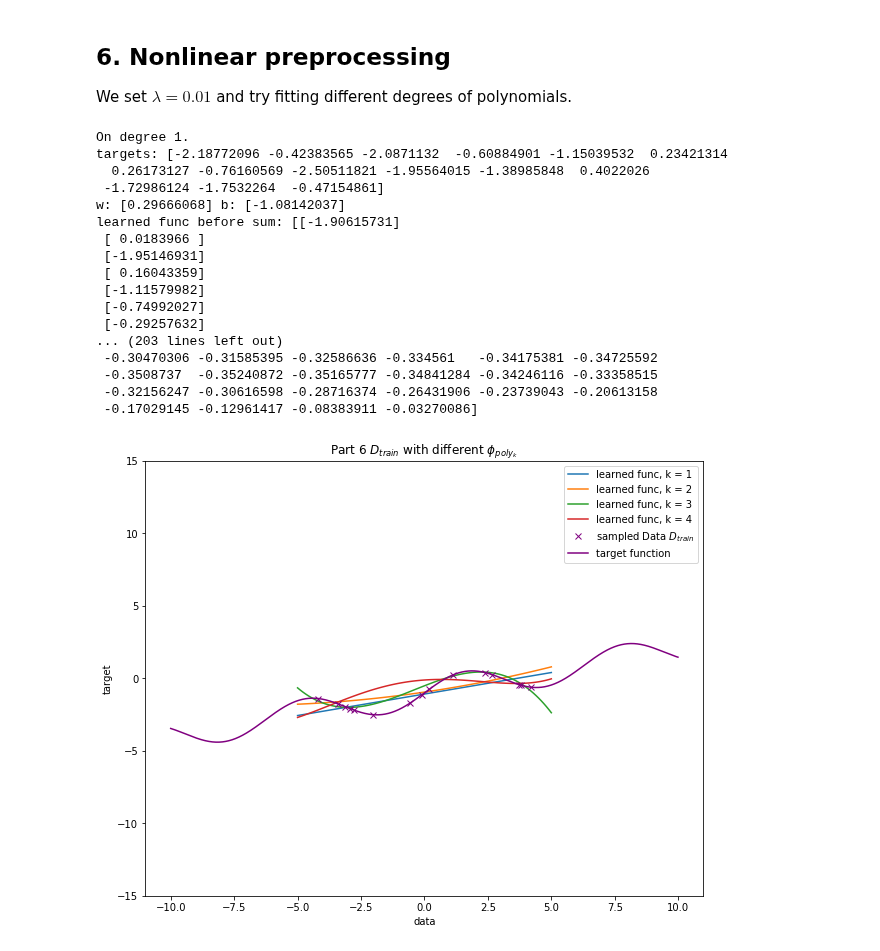
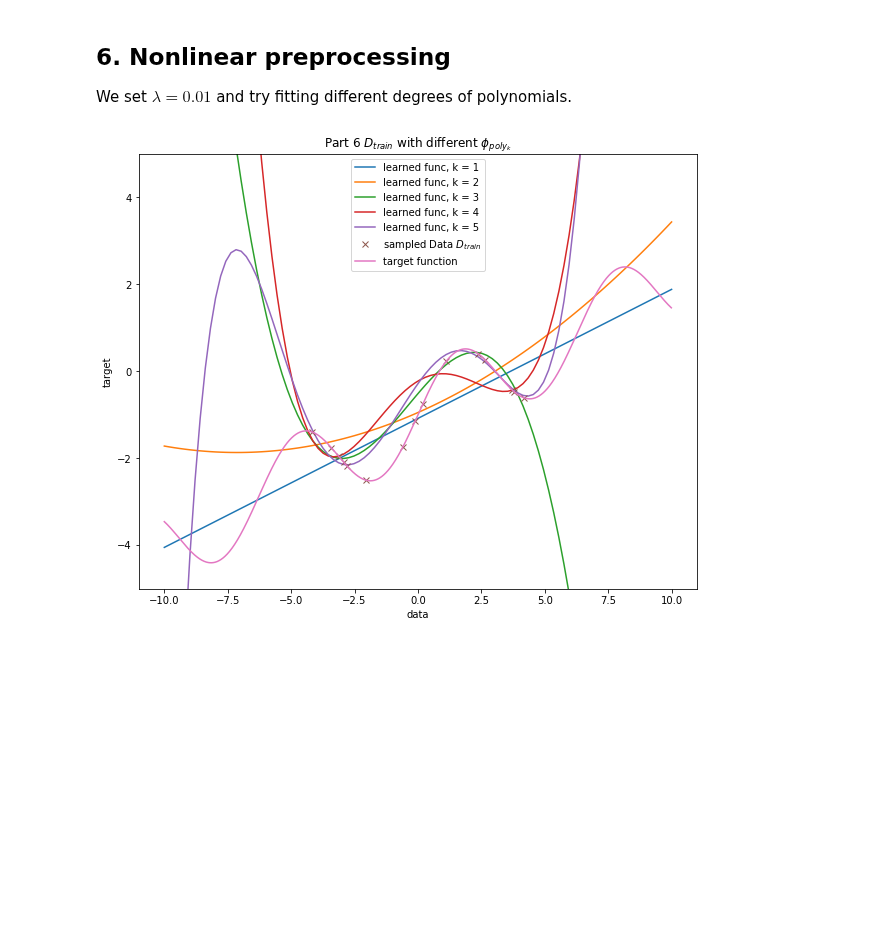
Before and after one commit to violetguos/ift6390, a Jupyter notebook: Homework 2/Practical.ipynb, the cells around one changed output. Saved outputs shown, nothing was run; the diff lists cells and outputs as text; code cells hidden in the pictures; blank space fills up the shorter version.

```diff
--- a/Homework 2/Practical.ipynb
+++ b/Homework 2/Practical.ipynb
@@ -176,11 +176,17 @@ plt.show()
 We set $\lambda = 0.01$ and try fitting different degrees of polynomials.
 # %%
 # Define step size and number of steps for each degree
-kDegreeArr = [1, 2, 3, 4]
-stepsizeArr = [0.01, 0.001, 1.0e-6, 1.0e-7]
-#stepsizeArr = [0.01, 0.001, 5.5180124e-08, 0.00000001]
-numStepArr = [400, 40000, int(1e6), int(1e6)]
-#numStepArr = [400, 40000, 837605, 40000]
+kDegreeArr = [1, 2, 3, 4, 5]
+
+
+stepsizeArr = [0.01, 0.001, 1.0e-6, 1.0e-7, 1.0e-7]
+
+#stepsizeArr = [0.01, 0.001, 5.5180124e-08, 2.84905965e-07]
+#numStepArr = [ int(3.5e6)]
+
+numStepArr = [400, 40000, int(1e6),int(3.5e6), int(3.5e6)]
+
+#numStepArr = [400, 40000, 837605, 292662]
 
 #stepsizeArr = [10**(-7), 10**(-7), 10**(-7), 10**(-7)]
 #numStepArr = [10, 10, 10, 10]
@@ -206,7 +212,7 @@ def to_map(input_data, k):
     return dataK
 
 for k in kDegreeArr:
-    print('On degree {}.'.format(k))
+    #print('On degree {}.'.format(k))
     # Initialize weights and bias randomly according to degree
     weight = np.random.rand(k)
     bias = 0
@@ -218,18 +224,12 @@ for k in kDegreeArr:
     dataDM = np.array(dataDM)
 
     # Get a mapping of the dummy data (to make plot smooth)
-    dataK = np.array(np.linspace(-5, 5, 100))
+    dataK = np.array(np.linspace(-10, 10, 100))
     dataKn = [dataK , hX(dataK)]
     dataKM = []
     for data in dataK:
         dataKM.append(to_map(data, k))
     dataKM = np.array(dataKM)
-
-    # Get a mapping of the targets
-    #targetsM = []
-    #for target in dataDn[1]:
-    #    targetsM.append(to_map(target, k))
-    #targetsM = np.array(targetsM)
 
     # Do the descent
     regGD = 0
@@ -240,56 +240,41 @@ for k in kDegreeArr:
     learned_param.append([regGDParam[0], regGDParam[1]])
 
     # Define the function using the learned parameters
     learnedFunc, learnedFunc_plot = [], []
     for i, point in enumerate(dataDM):
         learnedFunc.append(np.dot(regGDParam[0], point) + regGDParam[1])
     learnedFunc = np.array(learnedFunc)
-    print('learned func before sum:', learnedFunc)
+    #print('learned func before sum:', learnedFunc)
     #learnedFunc = np.sum(learnedFunc, axis = 1)
-    print('learned func after sum:', learnedFunc)
+    #print('learned func after sum:', learnedFunc)
 
     # Define a function with dummy data and learned parameters, for a smooth plot
     #dataK = np.array(np.linspace(-10, 10, 100))
     for point in dataKM:
         learnedFunc_plot.append(np.dot(regGDParam[0], point) + regGDParam[1])
     learnedFunc_plot = np.array(learnedFunc_plot)
     #learnedFunc_plot = np.sum(learnedFunc_plot, axis = 1)
-    print(learnedFunc_plot)
+    #print(learnedFunc_plot)
     plt.plot(dataK, learnedFunc_plot, label = "learned func, k = {}".format(k))
     #plt.scatter(dataDn[0], learnedFunc, label = "learned func, k = {}".format(k))
 
     # Calculate training error (for next part)
     loss = np.mean((learnedFunc - dataDn[1])**2)
     lossArr_train.append(loss)
 
 # Do the rest of the plot
 xvals = np.arange(-10, 10, 0.01)
-plt.plot(dataDn[0], dataDn[1], 'x', label="sampled Data $D_{train}$", color="purple")
-plt.plot(xvals, hX(xvals), label = "target function", color="purple")
+plt.plot(dataDn[0], dataDn[1], 'x', label="sampled Data $D_{train}$")
+#plt.plot(dataDtest[0], dataDtest[1], 'x', label="sampled Data $D_{test}$")
+
+plt.plot(xvals, hX(xvals), label = "target function")
 plt.xlabel("data")
 plt.ylabel("target")
 plt.title("Part 6 $D_{train}$ with different $\phi_{{poly}_k}$")
 plt.legend(loc='best')
 plt.show()
 # %% [output]
-On degree 1.
-targets: [-2.18772096 -0.42383565 -2.0871132  -0.60884901 -1.15039532  0.23421314
-  0.26173127 -0.76160569 -2.50511821 -1.95564015 -1.38985848  0.4022026
- -1.72986124 -1.7532264  -0.47154861]
-w: [0.29666068] b: [-1.08142037]
-learned func before sum: [[-1.90615731]
- [ 0.0183966 ]
- [-1.95146931]
- [ 0.16043359]
- [-1.11579982]
- [-0.74992027]
- [-0.29257632]
-... (203 lines left out)
- -0.30470306 -0.31585395 -0.32586636 -0.334561   -0.34175381 -0.34725592
- -0.3508737  -0.35240872 -0.35165777 -0.34841284 -0.34246116 -0.33358515
- -0.32156247 -0.30616598 -0.28716374 -0.26431906 -0.23739043 -0.20613158
- -0.17029145 -0.12961417 -0.08383911 -0.03270086]
-[figure, old version]
+[figure, new version]
 # %% [markdown]
 ## 7. Increasing $l$
 
```
Also changed, not shown: parts of 10 cells of this notebook.
